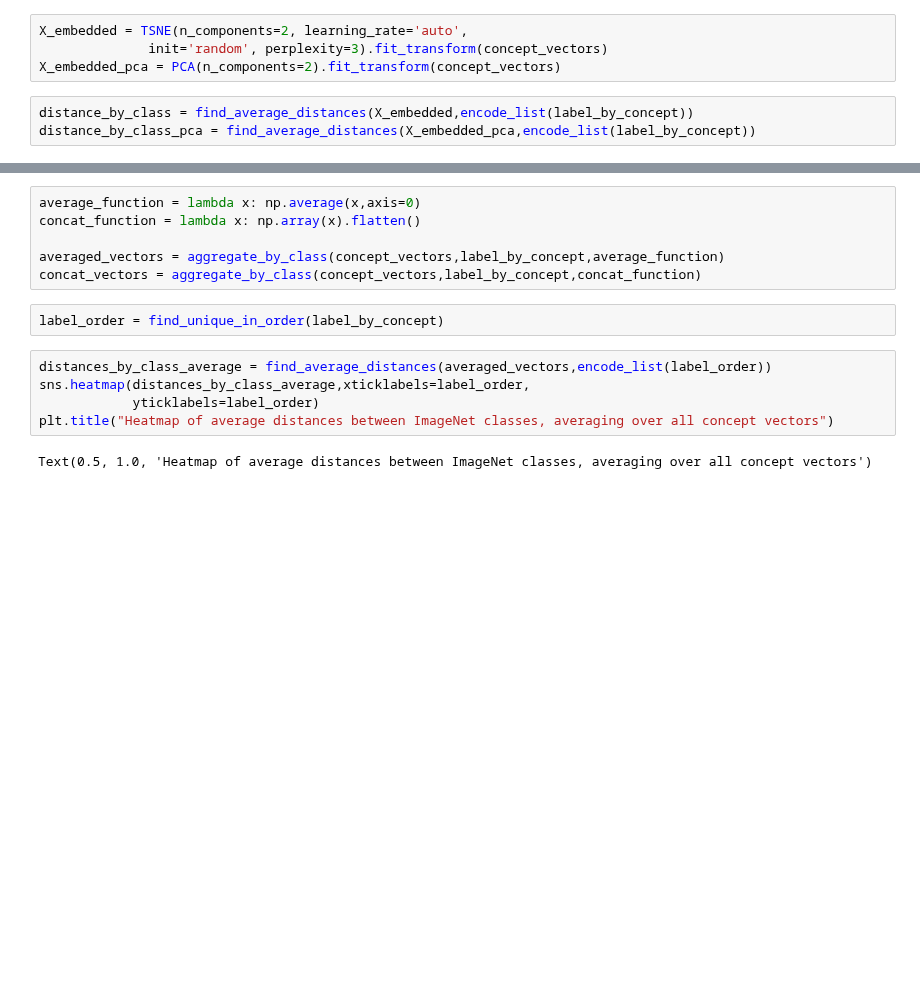
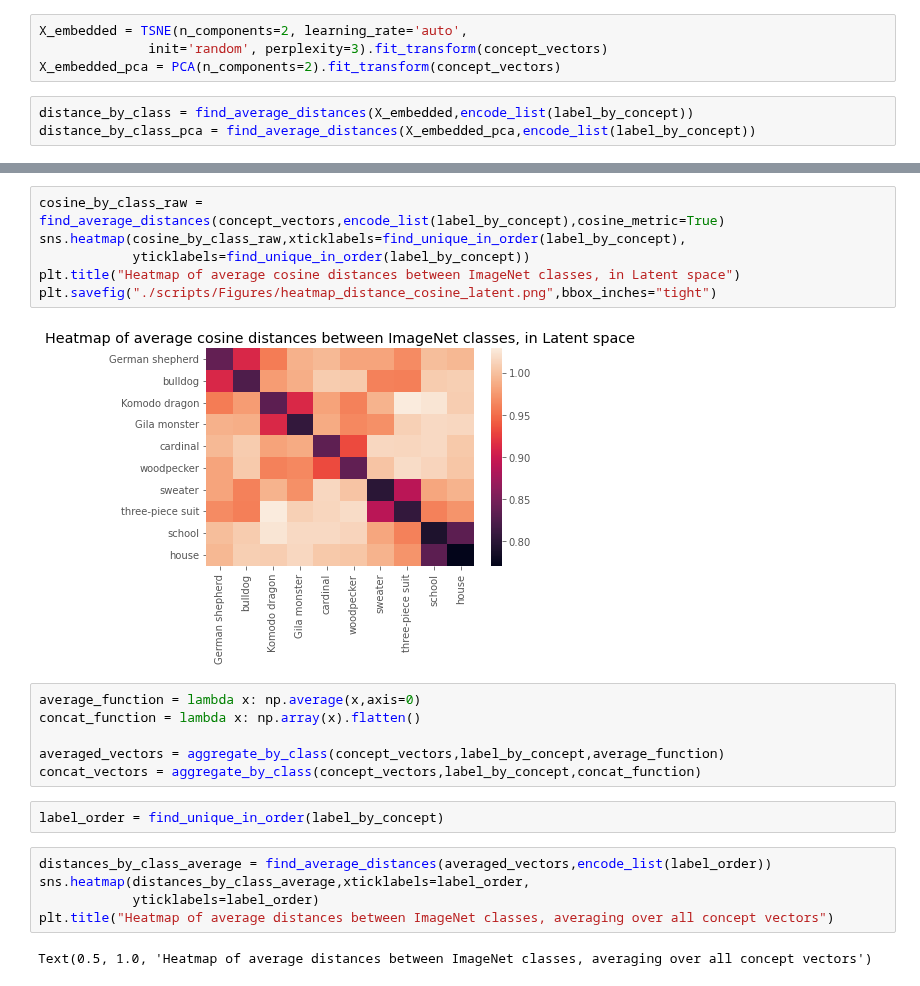
Before and after one commit to naveenr414/Concept-Learning, a Jupyter notebook: scripts/Concept Exploration.ipynb, the cells around one changed output, grey strips where cells are left out. Drawn from its saved outputs; the diff is of its cells as text; blank space fills up the shorter version.

Commit message:
Switched to conda, and implemented cosine-distance metric

```diff
--- a/scripts/Concept Exploration.ipynb
+++ b/scripts/Concept Exploration.ipynb
@@ -83,3 +77,11 @@ plt.savefig("./scripts/Figures/heatmap_distance_latent.png",bbox_inches="tight")
+# %%
+cosine_by_class_raw = find_average_distances(concept_vectors,encode_list(label_by_concept),cosine_metric=True)
+sns.heatmap(cosine_by_class_raw,xticklabels=find_unique_in_order(label_by_concept),
+            yticklabels=find_unique_in_order(label_by_concept))
+plt.title("Heatmap of average cosine distances between ImageNet classes, in Latent space")
+plt.savefig("./scripts/Figures/heatmap_distance_cosine_latent.png",bbox_inches="tight")
+# %% [output]
+[figure, added]
 # %%
 average_function = lambda x: np.average(x,axis=0)
 concat_function = lambda x: np.array(x).flatten()
```
Also changed, not shown: parts of 8 cells of this notebook, 3 other files.
